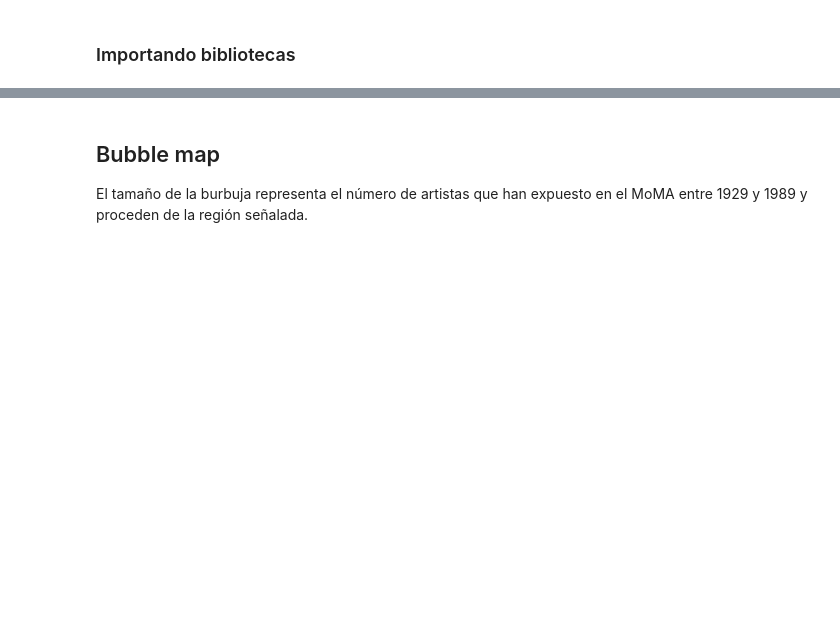
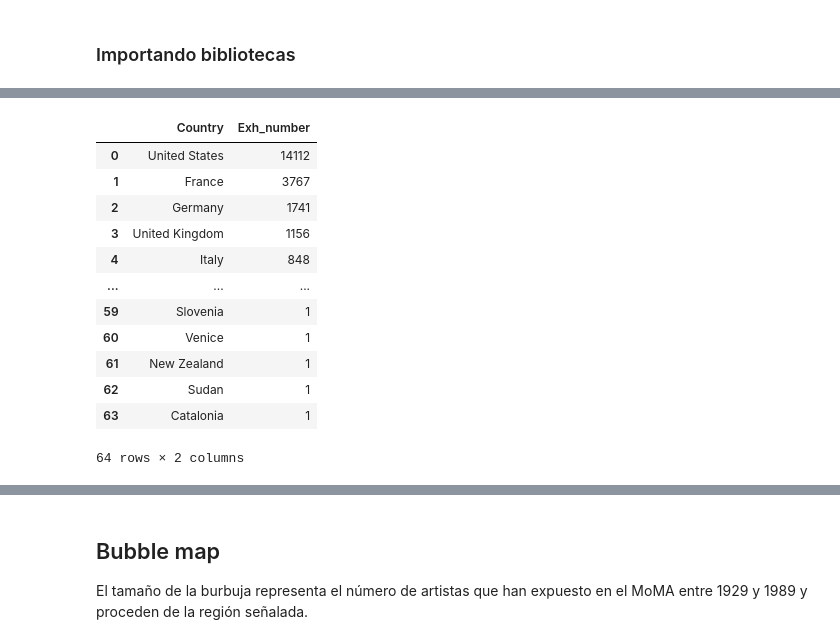
Before and after one commit to PaulaNuno/ironhack-final-project, a Jupyter notebook: countries_exploring_dataset.ipynb, the cells around one changed output, grey strips where cells are left out. Drawn from its saved outputs; the diff is of its cells as text; code cells hidden in the pictures; blank space fills up the shorter version.

```diff
--- a/countries_exploring_dataset.ipynb
+++ b/countries_exploring_dataset.ipynb
@@ -19,0 +36,19 @@ pd.options.display.max_columns = 0
+# %%
+# Creación de dataframe con una nueva columna con el número de exhibiciones acumuladas por país
+
+country_df = pd.DataFrame(df_1.Country.value_counts().reset_index().values, columns=["Country", "Exh_number"])
+country_df
+# %% [output]
+|  | Country | Exh_number |
+| 0 | United States | 14112 |
+| 1 | France | 3767 |
+| 2 | Germany | 1741 |
+| 3 | United Kingdom | 1156 |
+| 4 | Italy | 848 |
+| ... | ... | ... |
+| 59 | Slovenia | 1 |
+| 60 | Venice | 1 |
+| 61 | New Zealand | 1 |
+| 62 | Sudan | 1 |
+| 63 | Catalonia | 1 |
+64 rows × 2 columns
```
Also changed, not shown: parts of 10 cells of this notebook, 8 other files.
